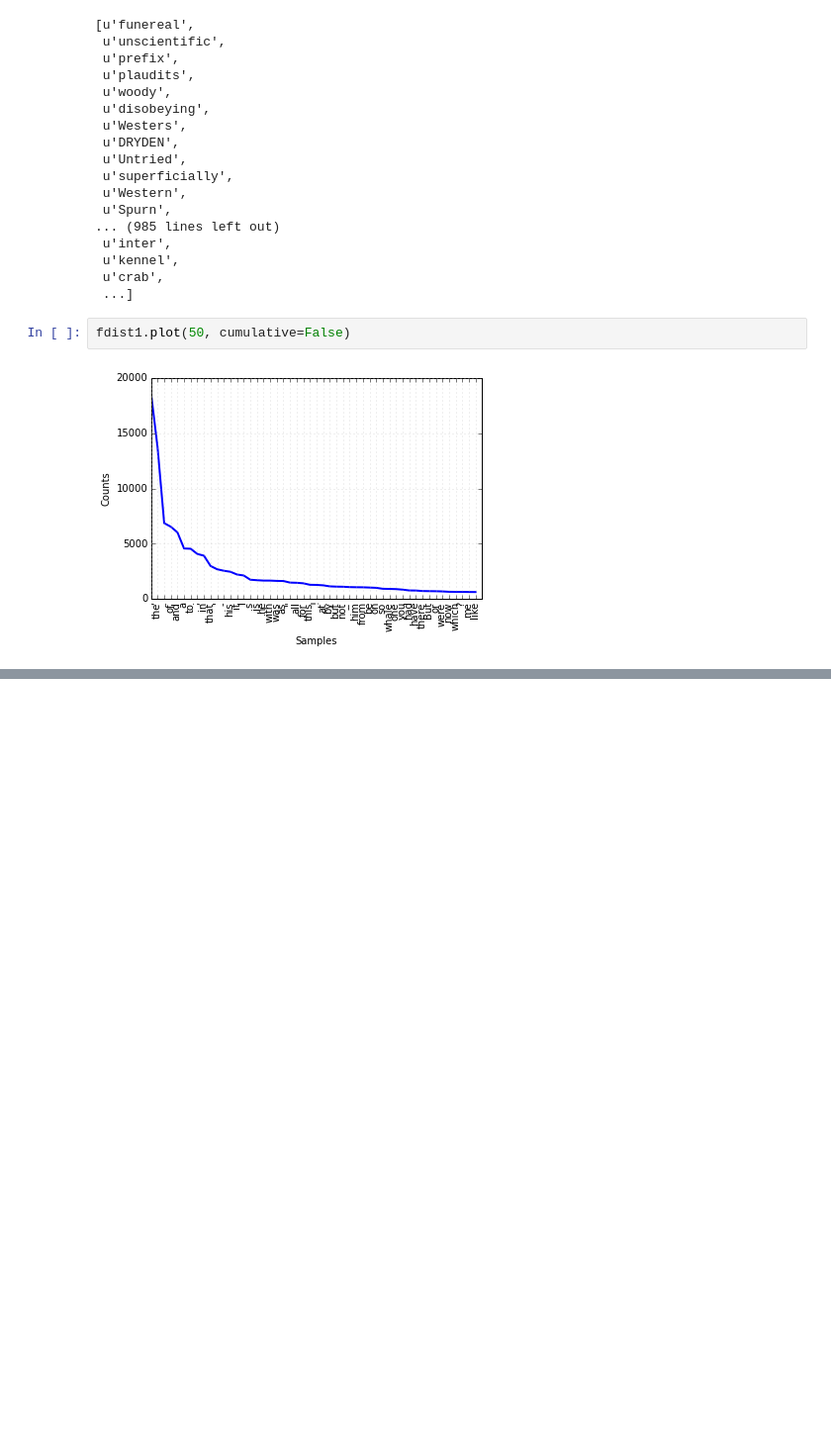
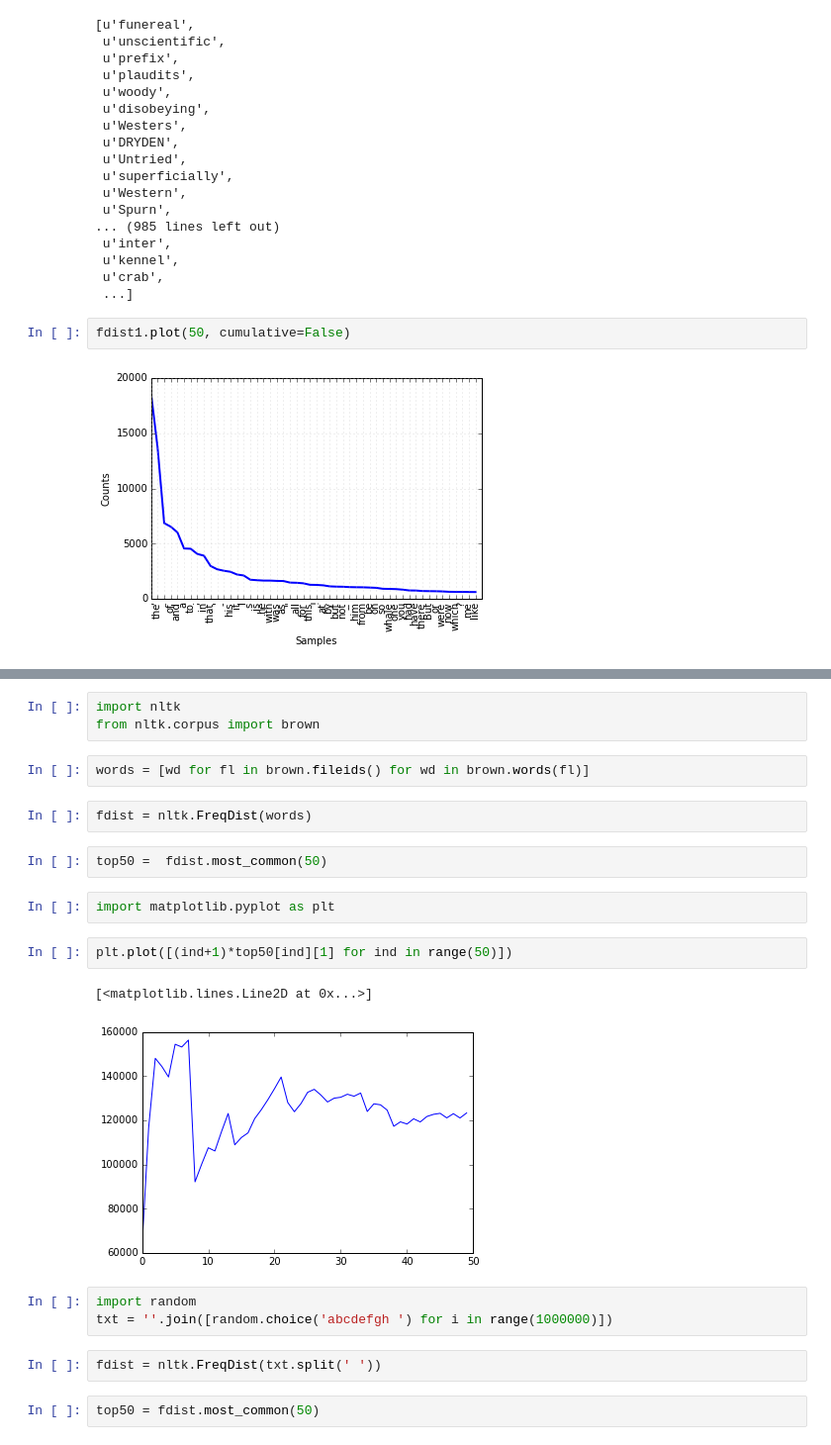
Before and after one commit to zjmwqx/ipythonCode, a Jupyter notebook: nltklearn/Chapter1.ipynb, the cells around one changed output, grey strips where cells are left out. Shown at 99% size. Drawn from its saved outputs; the diff is of its cells as text; blank space fills up the shorter version.

```diff
--- a/nltklearn/Chapter1.ipynb
+++ b/nltklearn/Chapter1.ipynb
@@ -53,0 +507,23 @@ fdist1.plot(50, cumulative=False)
+# %%
+import nltk
+from nltk.corpus import brown
+# %%
+words = [wd for fl in brown.fileids() for wd in brown.words(fl)]
+# %%
+fdist = nltk.FreqDist(words)
+# %%
+top50 =  fdist.most_common(50)
+# %%
+import matplotlib.pyplot as plt
+# %%
+plt.plot([(ind+1)*top50[ind][1] for ind in range(50)])
+# %% [output]
+[<matplotlib.lines.Line2D at 0x...>]
+[figure, added]
+# %%
+import random
+txt = ''.join([random.choice('abcdefgh ') for i in range(1000000)])
+# %%
+fdist = nltk.FreqDist(txt.split(' '))
+# %%
+top50 = fdist.most_common(50)
```
Also changed, not shown: parts of 88 cells of this notebook, 1 other file.
